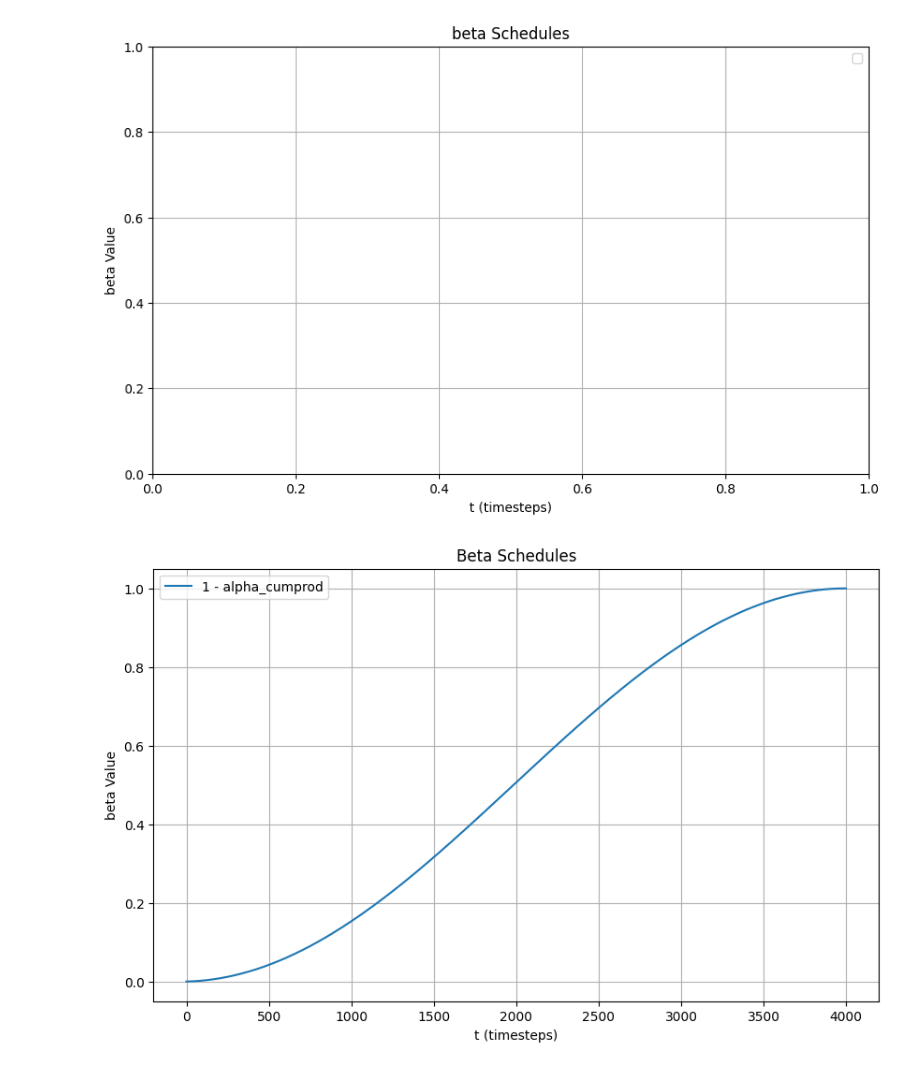
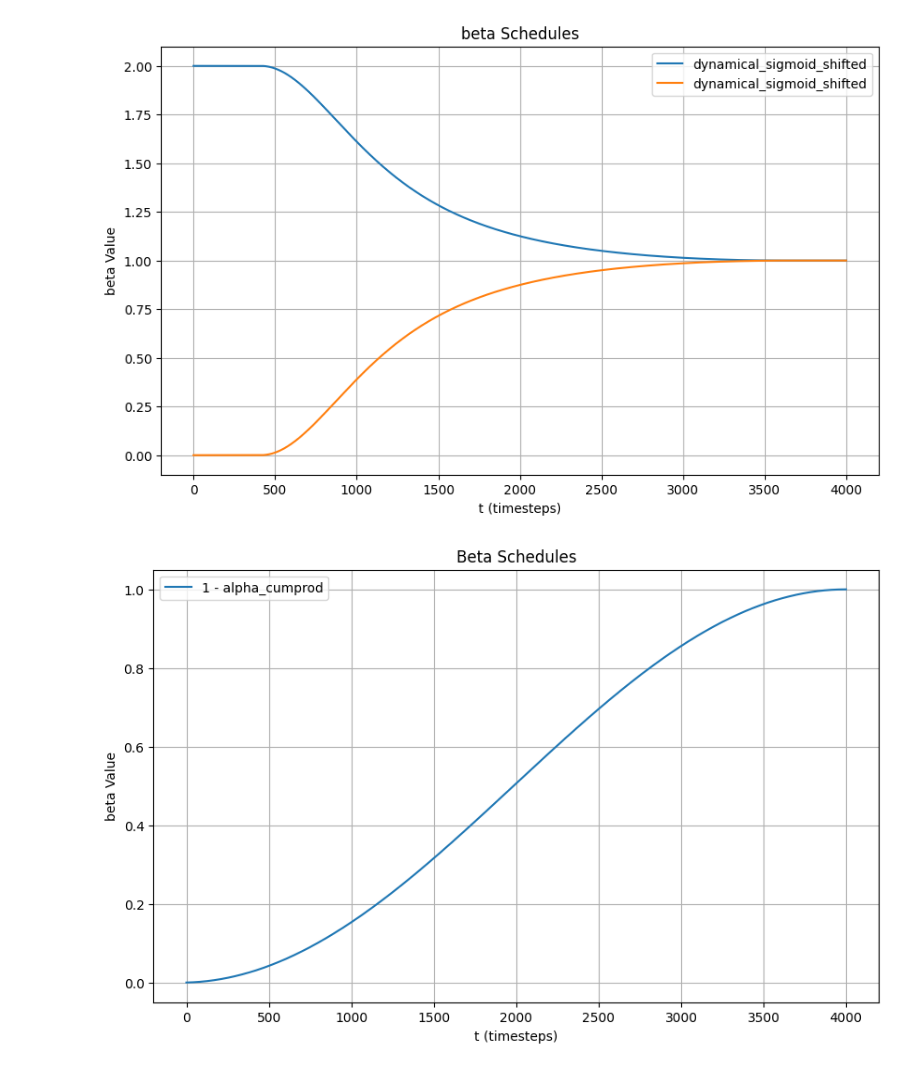
Before and after one commit to tommymarto/guided-diffusion, a Jupyter notebook: scripts_extra/plot_schedules.ipynb, the cells around one changed output. Drawn from its saved outputs; the diff is of its cells as text; code cells hidden in the pictures.

```diff
--- a/scripts_extra/plot_schedules.ipynb
+++ b/scripts_extra/plot_schedules.ipynb
@@ -396,7 +396,7 @@ class StepScheduleNormalized(LambdaSchedule):
 class DynamicalRegimesScheduleNormalized(LambdaSchedule):
     """Dynamical regimes schedule normalized to [0, 1]."""
 
-    def __init__(self, num_timesteps: int, interpolation: LambdaSchedule, regimes=(0.6420, 0.9115)):
+    def __init__(self, num_timesteps: int, interpolation: LambdaSchedule, regimes=(0.1032, 0.9115)):
         super().__init__(num_timesteps)
         self.regimes = regimes
         self.interpolation = interpolation
@@ -448,7 +448,7 @@ def DynamicalRegimesScheduleNormalizedWithLinearInterpolation(num_timesteps: int
     return DynamicalRegimesScheduleNormalized(
         num_timesteps=num_timesteps,
         interpolation=LinearScheduleNormalized(num_timesteps=num_timesteps),
-        regimes=(0.6420, 0.9115)
+        regimes=(0.1032, 0.9115)
     )
 
 def DynamicalRegimesScheduleNormalizedWithCosineInterpolation(num_timesteps: int):
@@ -464,7 +464,7 @@ def DynamicalRegimesScheduleNormalizedWithCosineInterpolation(num_timesteps: int
     return DynamicalRegimesScheduleNormalized(
         num_timesteps=num_timesteps,
         interpolation=CosineScheduleNormalized(num_timesteps=num_timesteps),
-        regimes=(0.6420, 0.9115)
+        regimes=(0.1032, 0.9115)
     )
 
 def DynamicalRegimesScheduleNormalizedWithSigmoidInterpolation(num_timesteps: int):
@@ -480,7 +480,7 @@ def DynamicalRegimesScheduleNormalizedWithSigmoidInterpolation(num_timesteps: in
     return DynamicalRegimesScheduleNormalized(
         num_timesteps=num_timesteps,
         interpolation=SigmoidScheduleNormalized(num_timesteps=num_timesteps),
-        regimes=(0.6420, 0.9115)
+        regimes=(0.1032, 0.9115)
     )
 
 def DynamicalRegimesScheduleNormalizedWithSigmoidShiftedInterpolation(num_timesteps: int):
@@ -496,7 +496,7 @@ def DynamicalRegimesScheduleNormalizedWithSigmoidShiftedInterpolation(num_timest
     return DynamicalRegimesScheduleNormalized(
         num_timesteps=num_timesteps,
         interpolation=SigmoidScheduleShiftedNormalized(num_timesteps=num_timesteps, b=2),
-        regimes=(0.6420, 0.9115)
+        regimes=(0.1032, 0.9115)
     )
 
 def DynamicalRegimesScheduleNormalizedWithStepInterpolation(num_timesteps: int):
@@ -512,7 +512,7 @@ def DynamicalRegimesScheduleNormalizedWithStepInterpolation(num_timesteps: int):
     return DynamicalRegimesScheduleNormalized(
         num_timesteps=num_timesteps,
         interpolation=StepScheduleNormalized(num_timesteps=num_timesteps, step=0),
-        regimes=(0.6420, 0.9115)
+        regimes=(0.1032, 0.9115)
     )
 
 
@@ -607,35 +607,35 @@ def plot_beta_schedules(num_timesteps: int, schedules: dict):
         lambda_values = lambda_value * schedule(t)
         plt.plot(t.numpy(), beta_values.numpy(), label=name)
         plt.plot(t.numpy(), lambda_values.numpy(), label=name)
 
     plt.title("beta Schedules")
     plt.xlabel("t (timesteps)")
     plt.ylabel("beta Value")
     plt.legend()
     plt.grid()
     plt.show()
     plt.close()  # Close the plot to avoid displaying it in interactive environments
 
 instantiated_schedules = {
     # "constant": ConstantScheduleNormalized(num_timesteps=4000),
     # "linear": LinearScheduleNormalized(num_timesteps=4000),
     # "cosine": CosineScheduleNormalized(num_timesteps=4000),
     # "sigmoid": SigmoidScheduleNormalized(num_timesteps=4000),
     # "sigmoid_shifted": SigmoidScheduleShiftedNormalized(num_timesteps=4000),
     # "step": StepScheduleNormalized(num_timesteps=4000),
     # "dynamical_linear": DynamicalRegimesScheduleNormalizedWithLinearInterpolation(num_timesteps=4000),
     # "dynamical_cosine": DynamicalRegimesScheduleNormalizedWithCosineInterpolation(num_timesteps=4000),
     # "dynamical_sigmoid": DynamicalRegimesScheduleNormalizedWithSigmoidInterpolation(num_timesteps=4000),
-    # "dynamical_sigmoid_shifted": DynamicalRegimesScheduleNormalizedWithSigmoidShiftedInterpolation(num_timesteps=4000),
+    "dynamical_sigmoid_shifted": DynamicalRegimesScheduleNormalizedWithSigmoidShiftedInterpolation(num_timesteps=4000),
     # "dynamical_step": DynamicalRegimesScheduleNormalizedWithStepInterpolation(num_timesteps=4000)
 }
 
 plot_beta_schedules(
     num_timesteps=4000,
     schedules=instantiated_schedules
 )
 # %% [output]
-[figure, old version]
+[figure, new version]
 # %%
 import numpy as np
 import math
```
Also changed, not shown: 21 other files.
